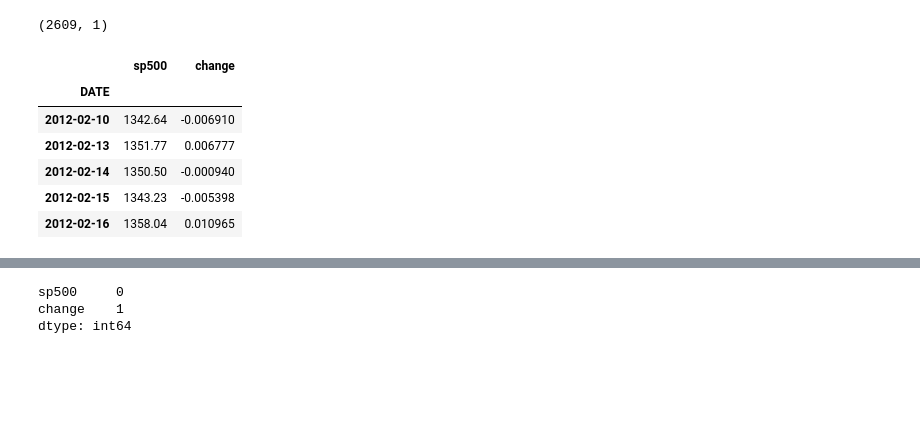
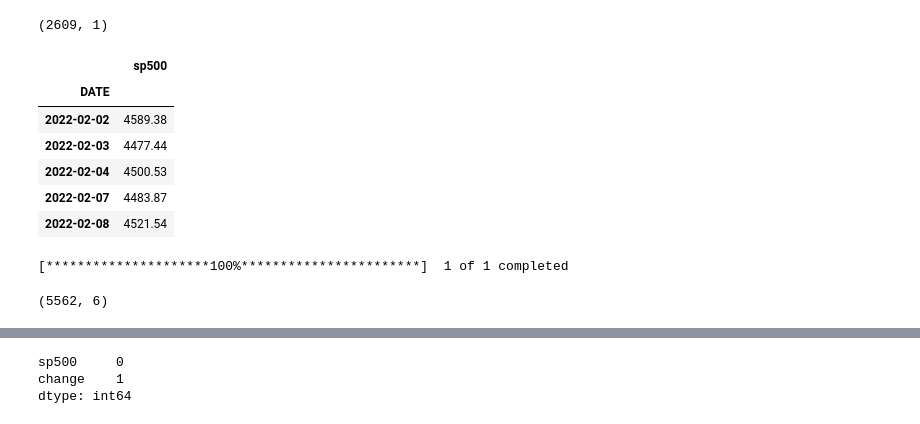
Before and after one commit to danhphan/bayesian-inferences, a Jupyter notebook: pymc_examples/stochastic_volatility_model.ipynb, the cells around one changed output, grey strips where cells are left out. Cells and saved outputs as stored; diff of their text form; code cells hidden in the pictures; blank space fills up the shorter version.

```diff
--- a/pymc_examples/stochastic_volatility_model.ipynb
+++ b/pymc_examples/stochastic_volatility_model.ipynb
@@ -28,12 +32,18 @@ sp500.shape
 # %% [output]
 (2609, 1)
 # %%
-sp500.head()
+sp500.tail()
 # %% [output]
-|  | sp500 | change |
-| DATE |  |  |
-| 2012-02-10 | 1342.64 | -0.006910 |
-| 2012-02-13 | 1351.77 | 0.006777 |
-| 2012-02-14 | 1350.50 | -0.000940 |
-| 2012-02-15 | 1343.23 | -0.005398 |
-| 2012-02-16 | 1358.04 | 0.010965 |
+|  | sp500 |
+| DATE |  |
+| 2022-02-02 | 4589.38 |
+| 2022-02-03 | 4477.44 |
+| 2022-02-04 | 4500.53 |
+| 2022-02-07 | 4483.87 |
+| 2022-02-08 | 4521.54 |
+# %%
+df = yf.download(["spy"], start, end)
+df.shape
+# %% [output]
+[*********************100%***********************]  1 of 1 completed
+(5562, 6)
```
Also changed, not shown: parts of 3 cells of this notebook.
